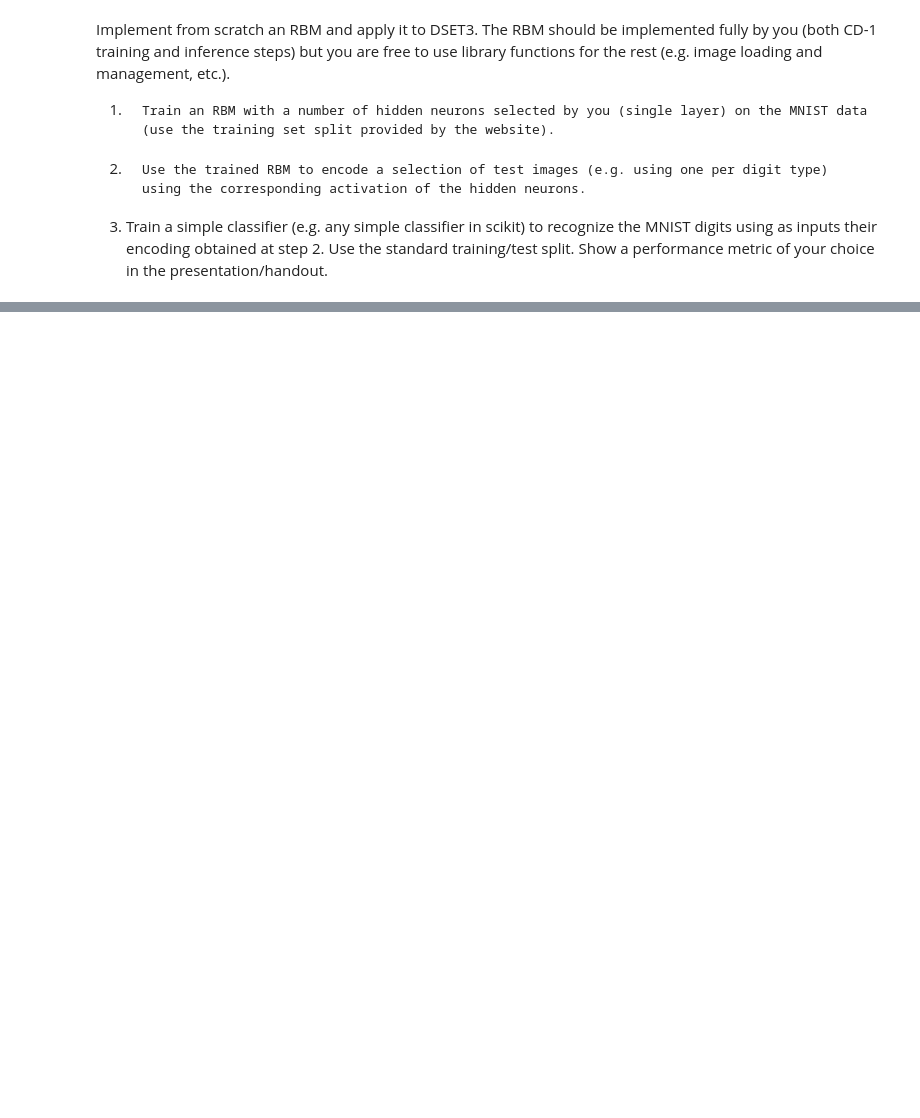
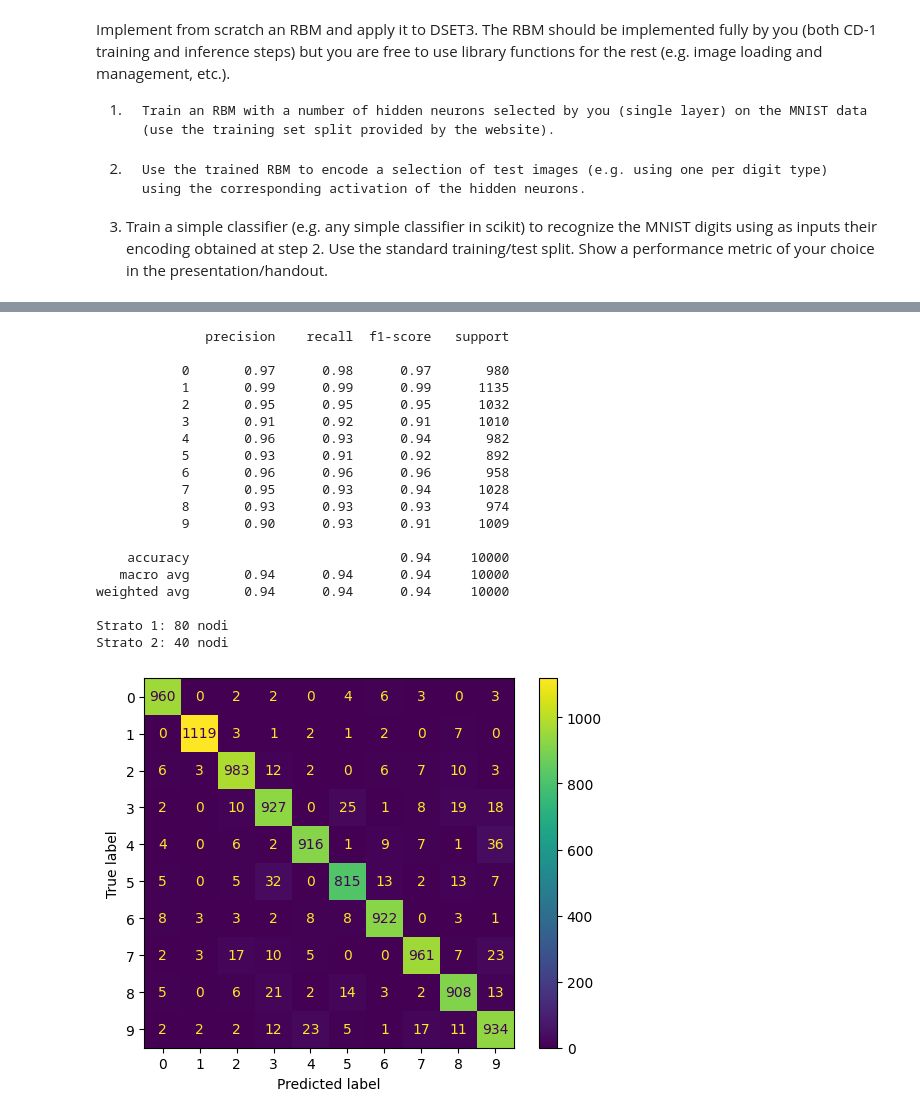
Before and after one commit to fefex302/ISPR-Assignments, a Jupyter notebook: RBM.ipynb, the cells around one changed output, grey strips where cells are left out. Saved outputs shown, nothing was run; the diff lists cells and outputs as text; code cells hidden in the pictures; blank space fills up the shorter version.

```diff
--- a/RBM.ipynb
+++ b/RBM.ipynb
@@ -182,0 +237,32 @@ array([0.99607843, 0.41568627, 0.        , 0.        , 0.        ,
+# %%
+print(classification_report(yts,predictions_mlp))
+for i, num_nodi in enumerate(mlp.hidden_layer_sizes):
+    print(f"Strato {i + 1}: {num_nodi} nodi")
+matrix = confusion_matrix(yts,predictions_mlp,labels=[0,1,2,3,4,5,6,7,8,9])
+
+disp = ConfusionMatrixDisplay(confusion_matrix=matrix,
+                            display_labels=mlp.classes_)
+disp.plot()
+
+plt.show()
+# %% [output]
+              precision    recall  f1-score   support
+
+           0       0.97      0.98      0.97       980
+           1       0.99      0.99      0.99      1135
+           2       0.95      0.95      0.95      1032
+           3       0.91      0.92      0.91      1010
+           4       0.96      0.93      0.94       982
+           5       0.93      0.91      0.92       892
+           6       0.96      0.96      0.96       958
+           7       0.95      0.93      0.94      1028
+           8       0.93      0.93      0.93       974
+           9       0.90      0.93      0.91      1009
+
+    accuracy                           0.94     10000
+   macro avg       0.94      0.94      0.94     10000
+weighted avg       0.94      0.94      0.94     10000
+
+Strato 1: 80 nodi
+Strato 2: 40 nodi
+[figure, added]
```
Also changed, not shown: parts of 12 cells of this notebook.
